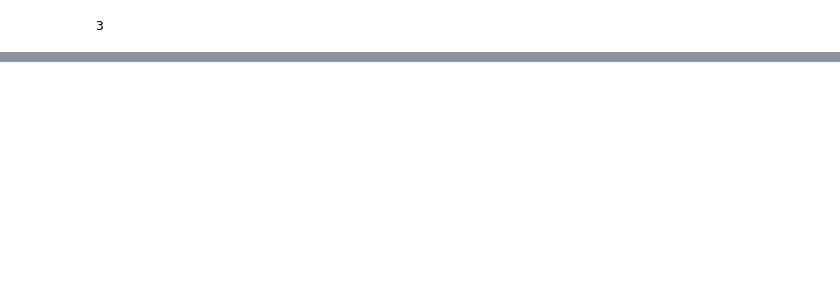
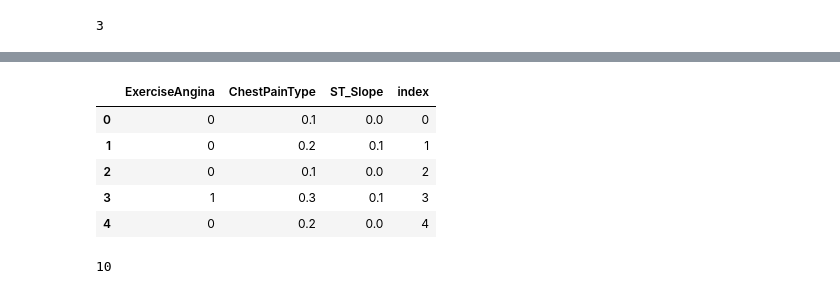
Before and after one commit to Fazzioni/Heart-Failure-Prediction, a Jupyter notebook: start.ipynb, the cells around one changed output, grey strips where cells are left out. Saved outputs shown, nothing was run; the diff lists cells and outputs as text; code cells hidden in the pictures; blank space fills up the shorter version.

```diff
--- a/start.ipynb
+++ b/start.ipynb
@@ -880,0 +847,14 @@ _________________________________________________________________
+# %%
+db.head()
+# %% [output]
+|  | ExerciseAngina | ChestPainType | ST_Slope | index |
+| 0 | 0 | 0.1 | 0.0 | 0 |
+| 1 | 0 | 0.2 | 0.1 | 1 |
+| 2 | 0 | 0.1 | 0.0 | 2 |
+| 3 | 1 | 0.3 | 0.1 | 3 |
+| 4 | 0 | 0.2 | 0.0 | 4 |
+# %%
+b = 10.3
+int(round(b))
+# %% [output]
+10
```
Also changed, not shown: parts of 30 cells of this notebook.
